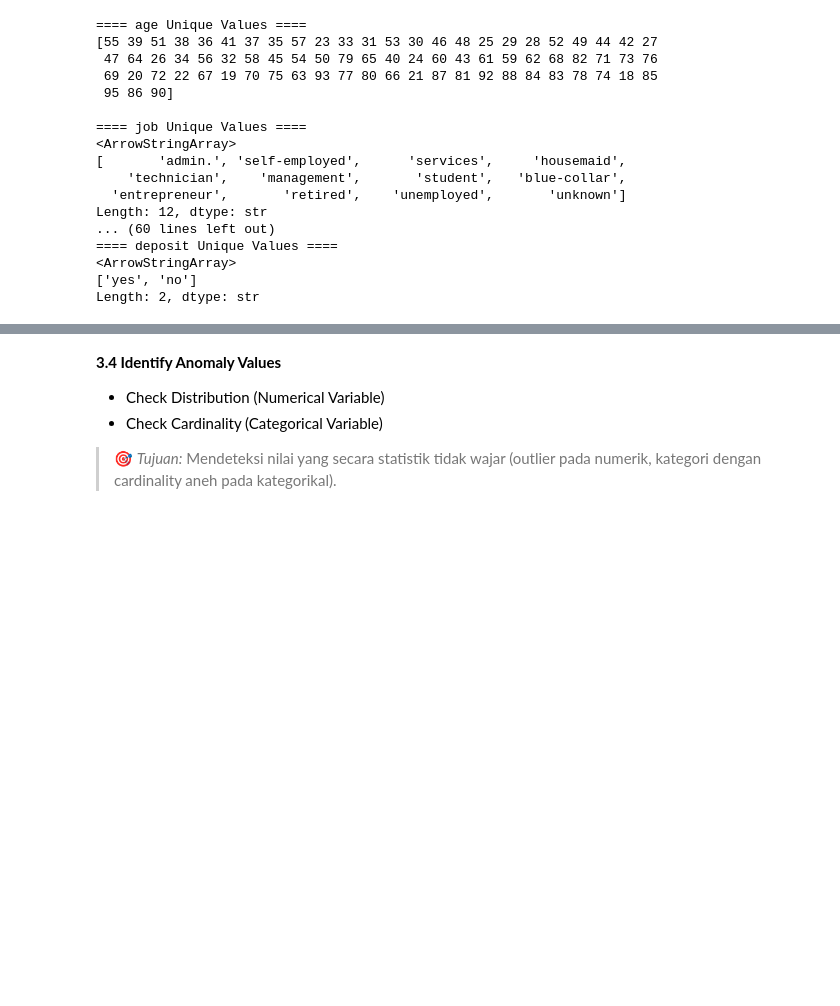
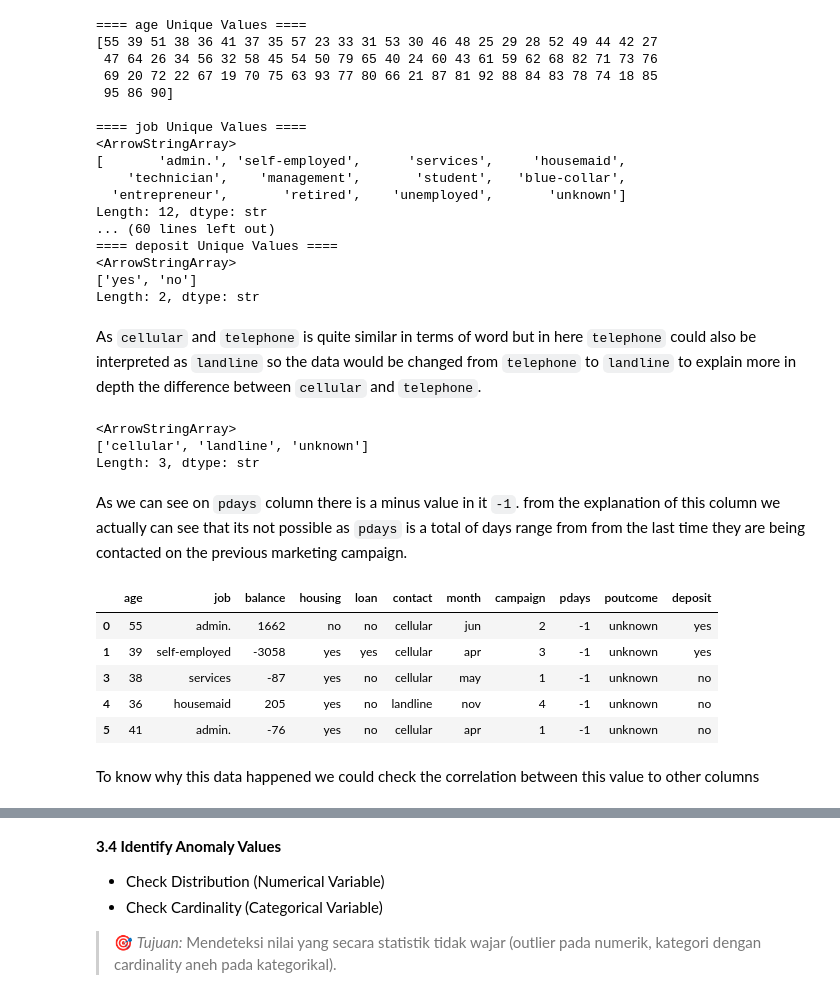
Before and after one commit to ElmarLeonard9/Bank_Marketing_Campaign_Analysis_-_ML, a Jupyter notebook: notebook/1.0-bdp-notebook.ipynb, the cells around one changed output, grey strips where cells are left out. Cells and saved outputs as stored; diff of their text form; code cells hidden in the pictures; blank space fills up the shorter version.

```diff
--- a/notebook/1.0-bdp-notebook.ipynb
+++ b/notebook/1.0-bdp-notebook.ipynb
@@ -29,7 +46,7 @@ import seaborn as sns
 RANDOM_STATE = 42
 pd.set_option('display.max_columns', None)
 
-df =  pd.read_csv(r"..\data\raw\data_bank_marketing_campaign.csv")
+df =  pd.read_csv(r"..\\data\\raw\\data_bank_marketing_campaign.csv")
 # %% [markdown]
 ## **Section 1. Business Understanding**
 
@@ -194,3 +208,5 @@ Length: 12, dtype: str
 <ArrowStringArray>
 ['yes', 'no']
 Length: 2, dtype: str
+# %% [markdown]
+As `cellular` and `telephone` is quite similar in terms of word but in here `telephone` could also be interpreted as `landline` so the data would be changed from `telephone` to `landline` to explain more in depth the difference between `cellular` and `telephone`.
@@ -196,0 +215,19 @@ Length: 2, dtype: str
+# %%
+df["contact"].unique()
+# %% [output]
+<ArrowStringArray>
+['cellular', 'landline', 'unknown']
+Length: 3, dtype: str
+# %% [markdown]
+As we can see on `pdays` column there is a minus value in it `-1`. from the explanation of this column we actually can see that its not possible as `pdays` is a total of days range from from the last time they are being contacted on the previous marketing campaign.
+# %%
+df[df["pdays"]==-1].head()
+# %% [output]
+|  | age | job | balance | housing | loan | contact | month | campaign | pdays | poutcome | deposit |
+| 0 | 55 | admin. | 1662 | no | no | cellular | jun | 2 | -1 | unknown | yes |
+| 1 | 39 | self-employed | -3058 | yes | yes | cellular | apr | 3 | -1 | unknown | yes |
+| 3 | 38 | services | -87 | yes | no | cellular | may | 1 | -1 | unknown | no |
+| 4 | 36 | housemaid | 205 | yes | no | landline | nov | 4 | -1 | unknown | no |
+| 5 | 41 | admin. | -76 | yes | no | cellular | apr | 1 | -1 | unknown | no |
+# %% [markdown]
+To know why this data happened we could check the correlation between this value to other columns
```
Also changed, not shown: parts of 40 cells of this notebook.
